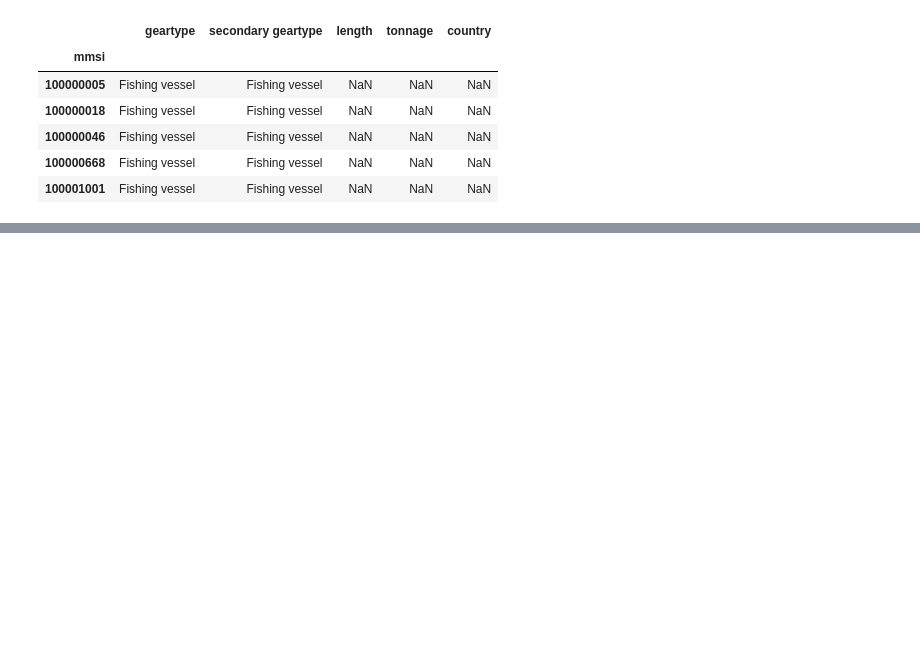
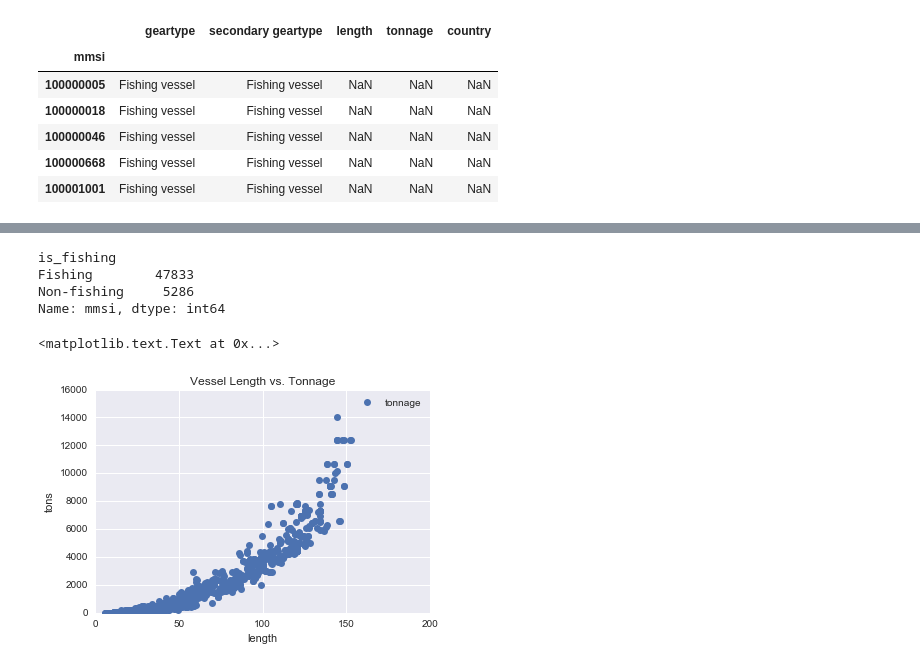
Before and after one commit to GlobalFishingWatch/mussidae, a Jupyter notebook: mussidae/kroodsma_listbuild/non_fishing_vessels_for_net.ipynb, the cells around one changed output, grey strips where cells are left out. Saved outputs shown, nothing was run; the diff lists cells and outputs as text; code cells hidden in the pictures; blank space fills up the shorter version.

```diff
--- a/mussidae/kroodsma_listbuild/non_fishing_vessels_for_net.ipynb
+++ b/mussidae/kroodsma_listbuild/non_fishing_vessels_for_net.ipynb
@@ -749,0 +829,16 @@ Name: mmsi, dtype: int64
+# %%
+df.groupby(['is_fishing'])['mmsi'].count()
+# %% [output]
+is_fishing
+Fishing        47833
+Non-fishing     5286
+Name: mmsi, dtype: int64
+# %%
+# check to see if we got rid of bad length and tonnage
+df.plot(x='length', y='tonnage',style='o')
+plt.xlim(0,200)
+plt.ylabel("tons")
+plt.title("Vessel Length vs. Tonnage")
+# %% [output]
+<matplotlib.text.Text at 0x...>
+[figure, added]
```
Also changed, not shown: parts of 16 cells of this notebook, 1 other file.
